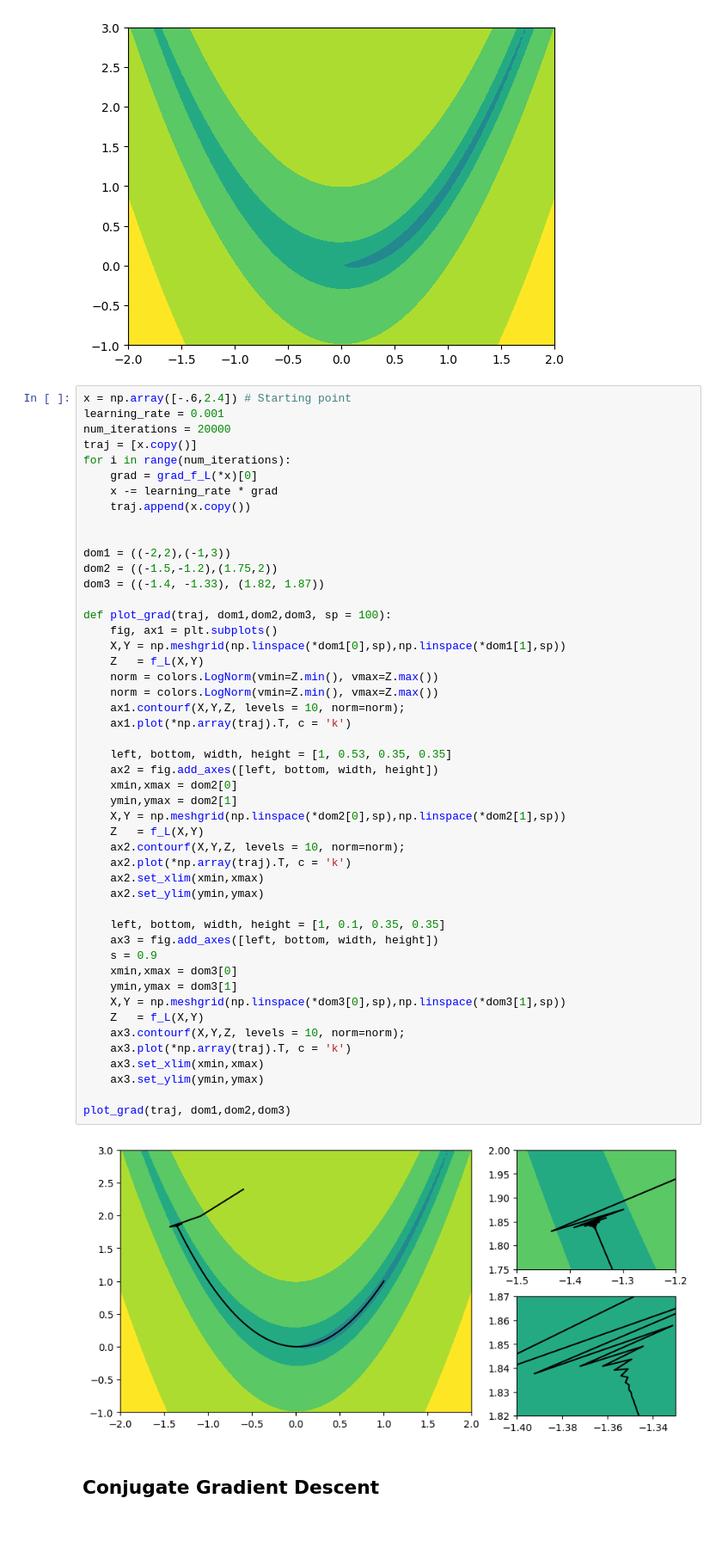
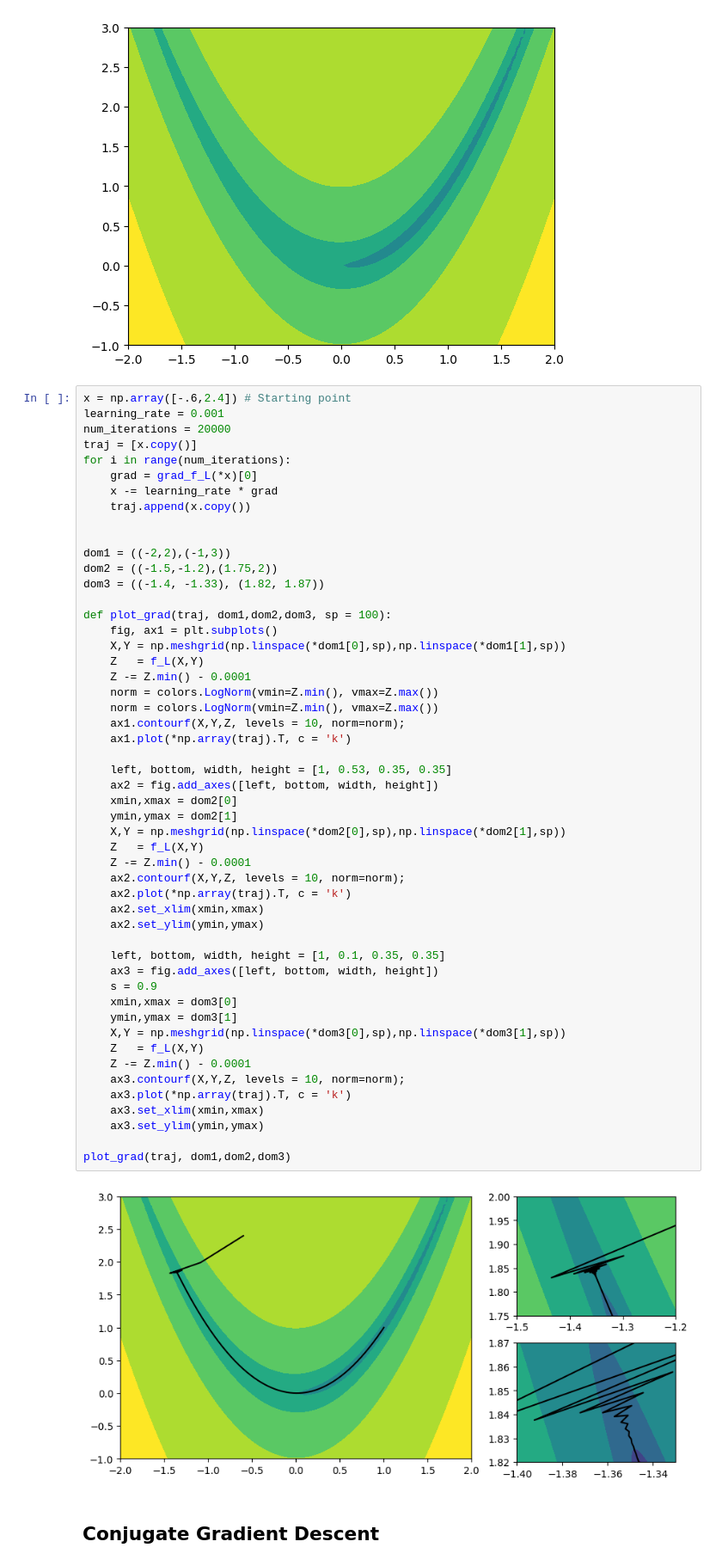
Before and after one commit to ajegorovs/aj_python_tool_lib, a Jupyter notebook: data_processing/optimization/Notes_First_Order_Methods.ipynb, the cells around one changed output. Shown at 86% size. Cells and saved outputs as stored; diff of their text form; blank space fills up the shorter version.

```diff
--- a/data_processing/optimization/Notes_First_Order_Methods.ipynb
+++ b/data_processing/optimization/Notes_First_Order_Methods.ipynb
@@ -71,37 +71,40 @@ def plot_grad(traj, dom1,dom2,dom3, sp = 100):
     fig, ax1 = plt.subplots()
     X,Y = np.meshgrid(np.linspace(*dom1[0],sp),np.linspace(*dom1[1],sp))
     Z   = f_L(X,Y)
+    Z -= Z.min() - 0.0001
     norm = colors.LogNorm(vmin=Z.min(), vmax=Z.max())
     norm = colors.LogNorm(vmin=Z.min(), vmax=Z.max())
     ax1.contourf(X,Y,Z, levels = 10, norm=norm);
     ax1.plot(*np.array(traj).T, c = 'k')
 
     left, bottom, width, height = [1, 0.53, 0.35, 0.35]
     ax2 = fig.add_axes([left, bottom, width, height])
     xmin,xmax = dom2[0]
     ymin,ymax = dom2[1]
     X,Y = np.meshgrid(np.linspace(*dom2[0],sp),np.linspace(*dom2[1],sp))
     Z   = f_L(X,Y)
+    Z -= Z.min() - 0.0001
     ax2.contourf(X,Y,Z, levels = 10, norm=norm);
     ax2.plot(*np.array(traj).T, c = 'k')
     ax2.set_xlim(xmin,xmax)
     ax2.set_ylim(ymin,ymax)
 
     left, bottom, width, height = [1, 0.1, 0.35, 0.35]
     ax3 = fig.add_axes([left, bottom, width, height])
     s = 0.9
     xmin,xmax = dom3[0]
     ymin,ymax = dom3[1]
     X,Y = np.meshgrid(np.linspace(*dom3[0],sp),np.linspace(*dom3[1],sp))
     Z   = f_L(X,Y)
+    Z -= Z.min() - 0.0001
     ax3.contourf(X,Y,Z, levels = 10, norm=norm);
     ax3.plot(*np.array(traj).T, c = 'k')
     ax3.set_xlim(xmin,xmax)
     ax3.set_ylim(ymin,ymax)
 
 plot_grad(traj, dom1,dom2,dom3)
 # %% [output]
-[figure, old version]
+[figure, new version]
 # %% [markdown]
 ## Conjugate Gradient Descent
 # %% [markdown]
```
Also changed, not shown: parts of 13 cells of this notebook, 1 other file.
